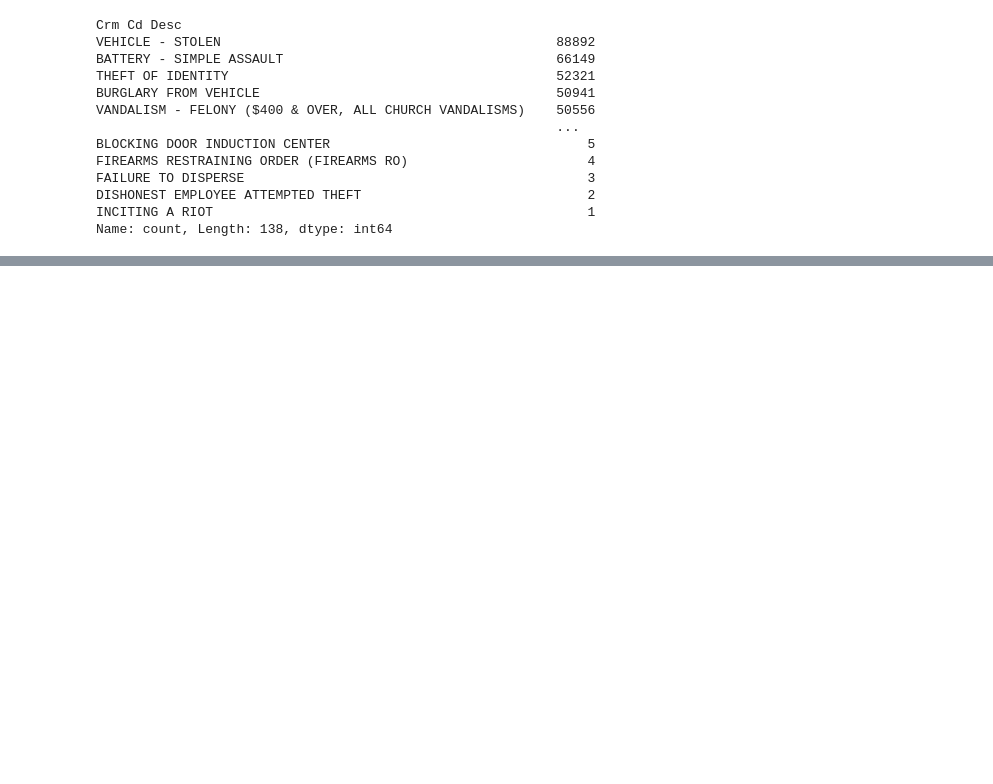
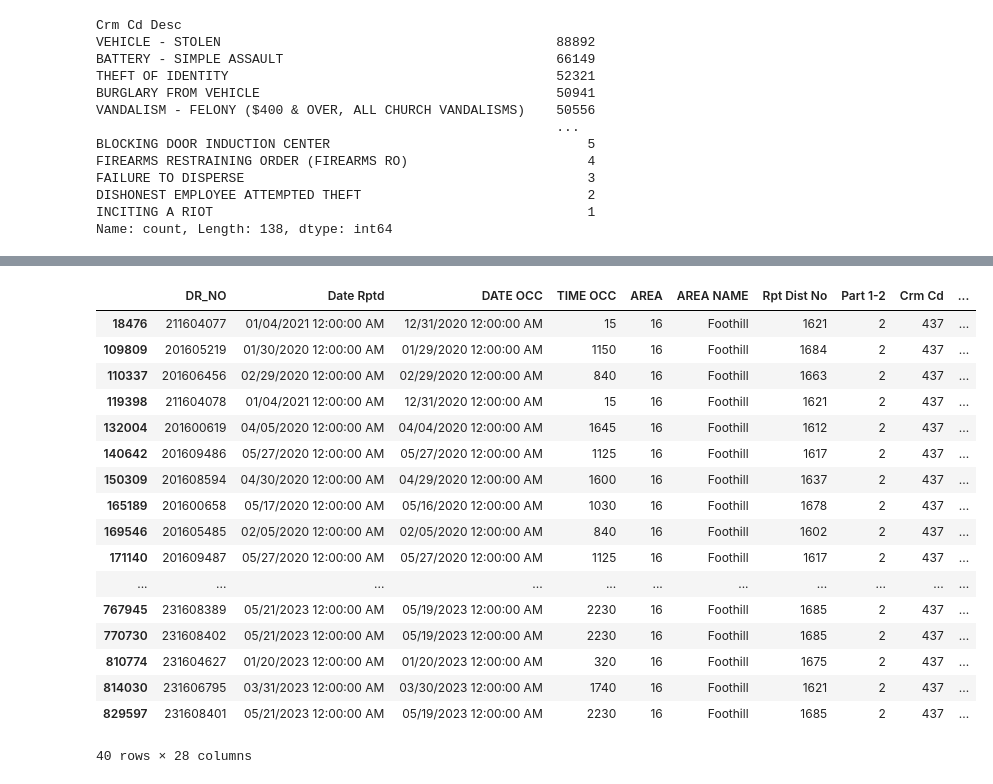
Before and after one commit to writetomdw/ilm_pd, a Jupyter notebook: DemoDataset.ipynb, the cells around one changed output, grey strips where cells are left out. Cells and saved outputs as stored; diff of their text form; code cells hidden in the pictures; blank space fills up the shorter version.

```diff
--- a/DemoDataset.ipynb
+++ b/DemoDataset.ipynb
@@ -192,0 +252,21 @@ Name: count, Length: 138, dtype: int64
+# %%
+df[(df['Crm Cd Desc'].str.contains('ARREST')) & ( df['AREA NAME'] == 'Foothill')]
+# %% [output]
+|  | DR_NO | Date Rptd | DATE OCC | TIME OCC | AREA | AREA NAME | Rpt Dist No | Part 1-2 | Crm Cd | ... |
+| 18476 | 211604077 | 01/04/2021 12:00:00 AM | 12/31/2020 12:00:00 AM | 15 | 16 | Foothill | 1621 | 2 | 437 | ... |
+| 109809 | 201605219 | 01/30/2020 12:00:00 AM | 01/29/2020 12:00:00 AM | 1150 | 16 | Foothill | 1684 | 2 | 437 | ... |
+| 110337 | 201606456 | 02/29/2020 12:00:00 AM | 02/29/2020 12:00:00 AM | 840 | 16 | Foothill | 1663 | 2 | 437 | ... |
+| 119398 | 211604078 | 01/04/2021 12:00:00 AM | 12/31/2020 12:00:00 AM | 15 | 16 | Foothill | 1621 | 2 | 437 | ... |
+| 132004 | 201600619 | 04/05/2020 12:00:00 AM | 04/04/2020 12:00:00 AM | 1645 | 16 | Foothill | 1612 | 2 | 437 | ... |
+| 140642 | 201609486 | 05/27/2020 12:00:00 AM | 05/27/2020 12:00:00 AM | 1125 | 16 | Foothill | 1617 | 2 | 437 | ... |
+| 150309 | 201608594 | 04/30/2020 12:00:00 AM | 04/29/2020 12:00:00 AM | 1600 | 16 | Foothill | 1637 | 2 | 437 | ... |
+| 165189 | 201600658 | 05/17/2020 12:00:00 AM | 05/16/2020 12:00:00 AM | 1030 | 16 | Foothill | 1678 | 2 | 437 | ... |
+| 169546 | 201605485 | 02/05/2020 12:00:00 AM | 02/05/2020 12:00:00 AM | 840 | 16 | Foothill | 1602 | 2 | 437 | ... |
+| 171140 | 201609487 | 05/27/2020 12:00:00 AM | 05/27/2020 12:00:00 AM | 1125 | 16 | Foothill | 1617 | 2 | 437 | ... |
+| ... | ... | ... | ... | ... | ... | ... | ... | ... | ... | ... |
+| 767945 | 231608389 | 05/21/2023 12:00:00 AM | 05/19/2023 12:00:00 AM | 2230 | 16 | Foothill | 1685 | 2 | 437 | ... |
+| 770730 | 231608402 | 05/21/2023 12:00:00 AM | 05/19/2023 12:00:00 AM | 2230 | 16 | Foothill | 1685 | 2 | 437 | ... |
+| 810774 | 231604627 | 01/20/2023 12:00:00 AM | 01/20/2023 12:00:00 AM | 320 | 16 | Foothill | 1675 | 2 | 437 | ... |
+| 814030 | 231606795 | 03/31/2023 12:00:00 AM | 03/30/2023 12:00:00 AM | 1740 | 16 | Foothill | 1621 | 2 | 437 | ... |
+| 829597 | 231608401 | 05/21/2023 12:00:00 AM | 05/19/2023 12:00:00 AM | 2230 | 16 | Foothill | 1685 | 2 | 437 | ... |
+40 rows × 28 columns
```
Also changed, not shown: parts of 14 cells of this notebook, 2 other files.
